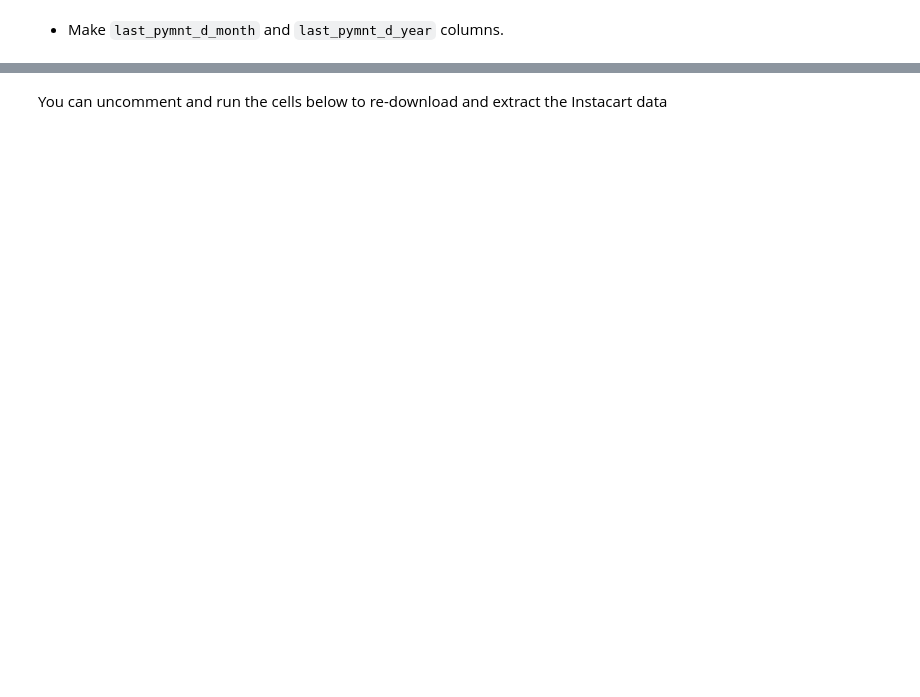
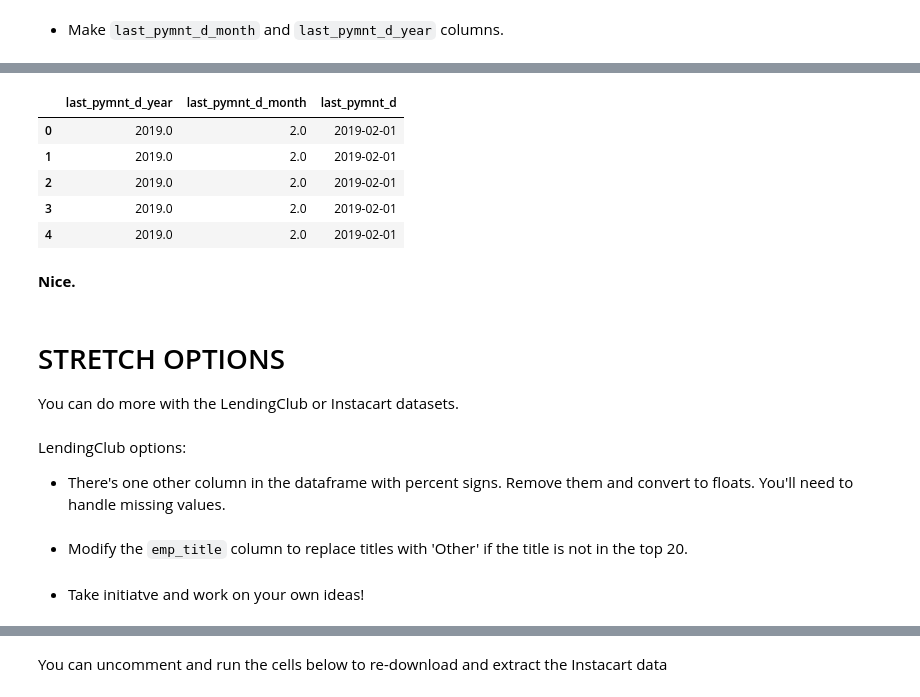
Before and after one commit to bloominstituteoftechnology/DS-Unit-1-Sprint-2-Data-Wrangling-and-Storytelling, a Jupyter notebook: module4-make-features/LS_DS_124_Make_features.ipynb, the cells around one changed output, grey strips where cells are left out. Saved outputs shown, nothing was run; the diff lists cells and outputs as text; code cells hidden in the pictures; blank space fills up the shorter version.

Commit message:
completed main assignment and started stretch goals

```diff
--- a/module4-make-features/LS_DS_124_Make_features.ipynb
+++ b/module4-make-features/LS_DS_124_Make_features.ipynb
@@ -259 +314,34 @@ loan_stats.describe(include='datetime')
+# %%
+#Alas, Timestamp.month is an attribute, not a method, so we'll need to create a
+#small function to use df.apply():
+
+def get_month(timestamp):
+  return timestamp.month
+def get_year(timestamp):
+  return timestamp.year
+
+loan_stats['last_pymnt_d_month'] = loan_stats['last_pymnt_d'].apply(get_month)
+loan_stats['last_pymnt_d_year'] = loan_stats['last_pymnt_d'].apply(get_year)
+# %%
+loan_stats[['last_pymnt_d_year', 'last_pymnt_d_month', 'last_pymnt_d']].head()
+# %% [output]
+|  | last_pymnt_d_year | last_pymnt_d_month | last_pymnt_d |
+| 0 | 2019.0 | 2.0 | 2019-02-01 |
+| 1 | 2019.0 | 2.0 | 2019-02-01 |
+| 2 | 2019.0 | 2.0 | 2019-02-01 |
+| 3 | 2019.0 | 2.0 | 2019-02-01 |
+| 4 | 2019.0 | 2.0 | 2019-02-01 |
+# %% [markdown]
+**Nice.**
+# %% [markdown]
+# STRETCH OPTIONS
+
+You can do more with the LendingClub or Instacart datasets.
+# %% [markdown]
+LendingClub options:
+- There's one other column in the dataframe with percent signs. Remove them and convert to floats. You'll need to handle missing values.
+# %% [markdown]
+- Modify the `emp_title` column to replace titles with 'Other' if the title is not in the top 20.
+# %% [markdown]
+- Take initiatve and work on your own ideas!
 # %% [markdown]
```
Also changed, not shown: parts of 7 cells of this notebook.
